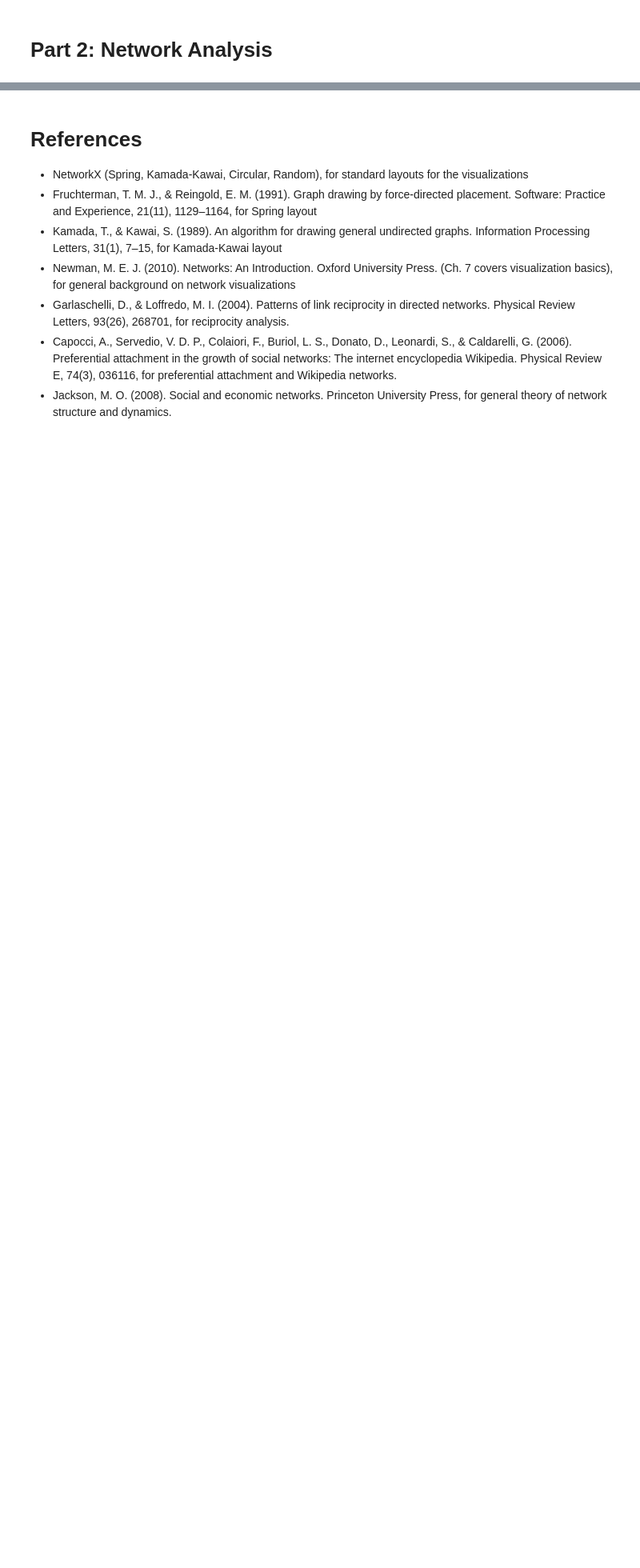
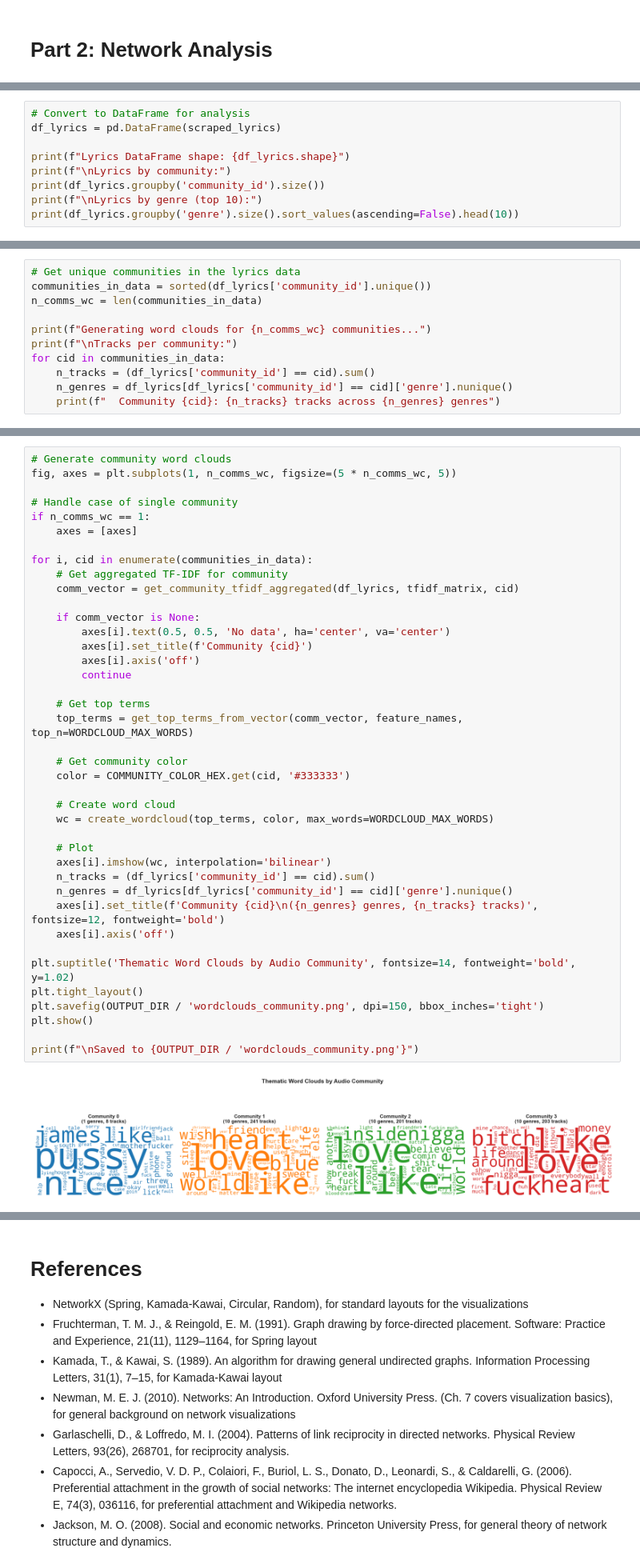
Before and after one commit to adamajane/social-graphs-and-interactions-02805-assignments, a Jupyter notebook: final_project/final_project_explainer.ipynb, the cells around one changed output, grey strips where cells are left out. Shown at 80% size. Drawn from its saved outputs; the diff is of its cells as text; blank space fills up the shorter version.

```diff
--- a/final_project/final_project_explainer.ipynb
+++ b/final_project/final_project_explainer.ipynb
@@ -917,0 +1672,9 @@ Clean dataset saved to data/clean_spotify_tracks_dataset.csv (73403 rows, 21 col
+# %%
+# Convert to DataFrame for analysis
+df_lyrics = pd.DataFrame(scraped_lyrics)
+
+print(f"Lyrics DataFrame shape: {df_lyrics.shape}")
+print(f"\nLyrics by community:")
+print(df_lyrics.groupby('community_id').size())
+print(f"\nLyrics by genre (top 10):")
+print(df_lyrics.groupby('genre').size().sort_values(ascending=False).head(10))
@@ -917,0 +2027,11 @@ Clean dataset saved to data/clean_spotify_tracks_dataset.csv (73403 rows, 21 col
+# %%
+# Get unique communities in the lyrics data
+communities_in_data = sorted(df_lyrics['community_id'].unique())
+n_comms_wc = len(communities_in_data)
+
+print(f"Generating word clouds for {n_comms_wc} communities...")
+print(f"\nTracks per community:")
+for cid in communities_in_data:
+    n_tracks = (df_lyrics['community_id'] == cid).sum()
+    n_genres = df_lyrics[df_lyrics['community_id'] == cid]['genre'].nunique()
+    print(f"  Community {cid}: {n_tracks} tracks across {n_genres} genres")
@@ -917,0 +2046,42 @@ Clean dataset saved to data/clean_spotify_tracks_dataset.csv (73403 rows, 21 col
+# %%
+# Generate community word clouds
+fig, axes = plt.subplots(1, n_comms_wc, figsize=(5 * n_comms_wc, 5))
+
+# Handle case of single community
+if n_comms_wc == 1:
+    axes = [axes]
+
+for i, cid in enumerate(communities_in_data):
+    # Get aggregated TF-IDF for community
+    comm_vector = get_community_tfidf_aggregated(df_lyrics, tfidf_matrix, cid)
+
+    if comm_vector is None:
+        axes[i].text(0.5, 0.5, 'No data', ha='center', va='center')
+        axes[i].set_title(f'Community {cid}')
+        axes[i].axis('off')
+        continue
+
+    # Get top terms
+    top_terms = get_top_terms_from_vector(comm_vector, feature_names, top_n=WORDCLOUD_MAX_WORDS)
+
+    # Get community color
+    color = COMMUNITY_COLOR_HEX.get(cid, '#333333')
+
+    # Create word cloud
+    wc = create_wordcloud(top_terms, color, max_words=WORDCLOUD_MAX_WORDS)
+
+    # Plot
+    axes[i].imshow(wc, interpolation='bilinear')
+    n_tracks = (df_lyrics['community_id'] == cid).sum()
+    n_genres = df_lyrics[df_lyrics['community_id'] == cid]['genre'].nunique()
+    axes[i].set_title(f'Community {cid}\n({n_genres} genres, {n_tracks} tracks)', fontsize=12, fontweight='bold')
+    axes[i].axis('off')
+
+plt.suptitle('Thematic Word Clouds by Audio Community', fontsize=14, fontweight='bold', y=1.02)
+plt.tight_layout()
+plt.savefig(OUTPUT_DIR / 'wordclouds_community.png', dpi=150, bbox_inches='tight')
+plt.show()
+
+print(f"\nSaved to {OUTPUT_DIR / 'wordclouds_community.png'}")
+# %% [output]
+[figure, added]
```
Also changed, not shown: parts of 60 cells of this notebook, 4 other files.
